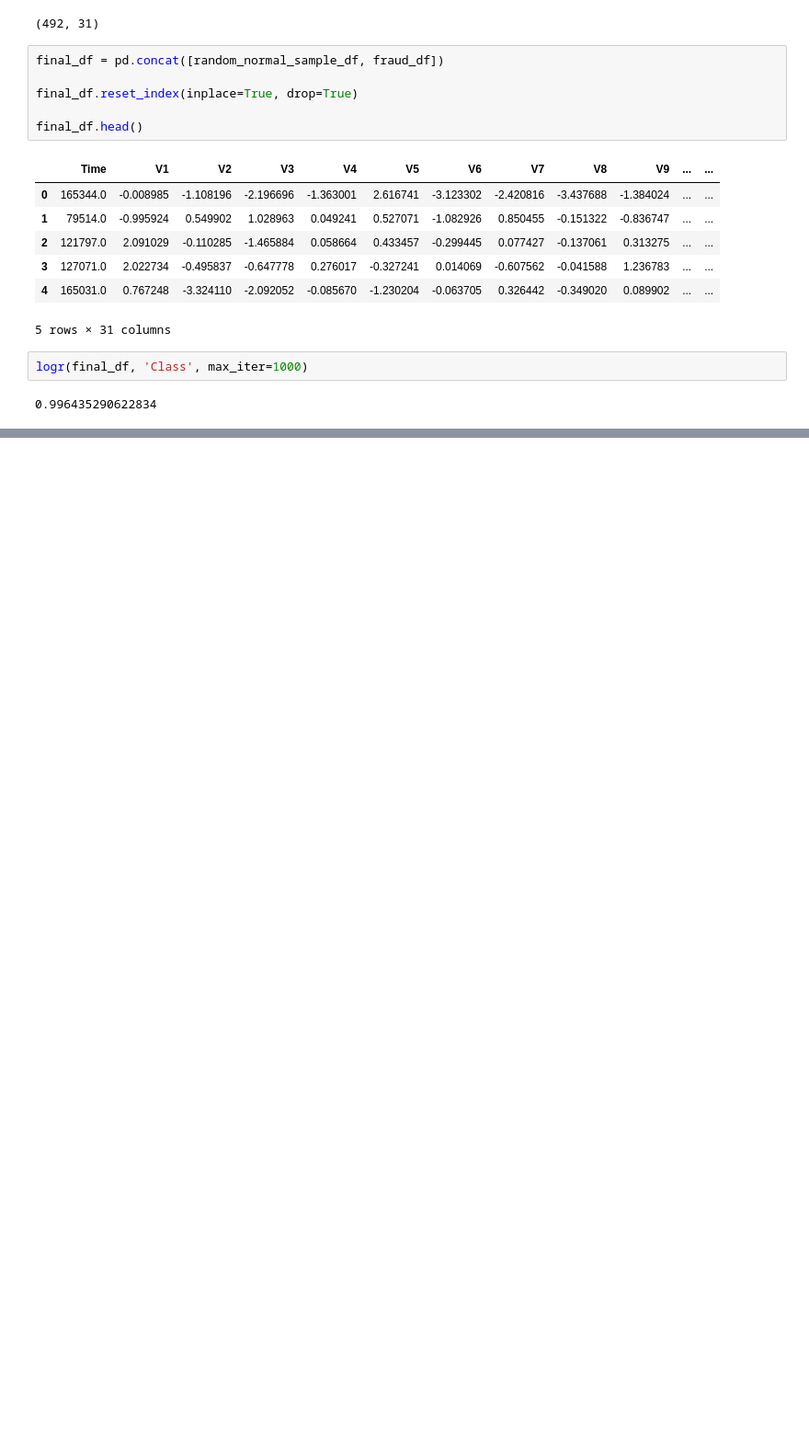
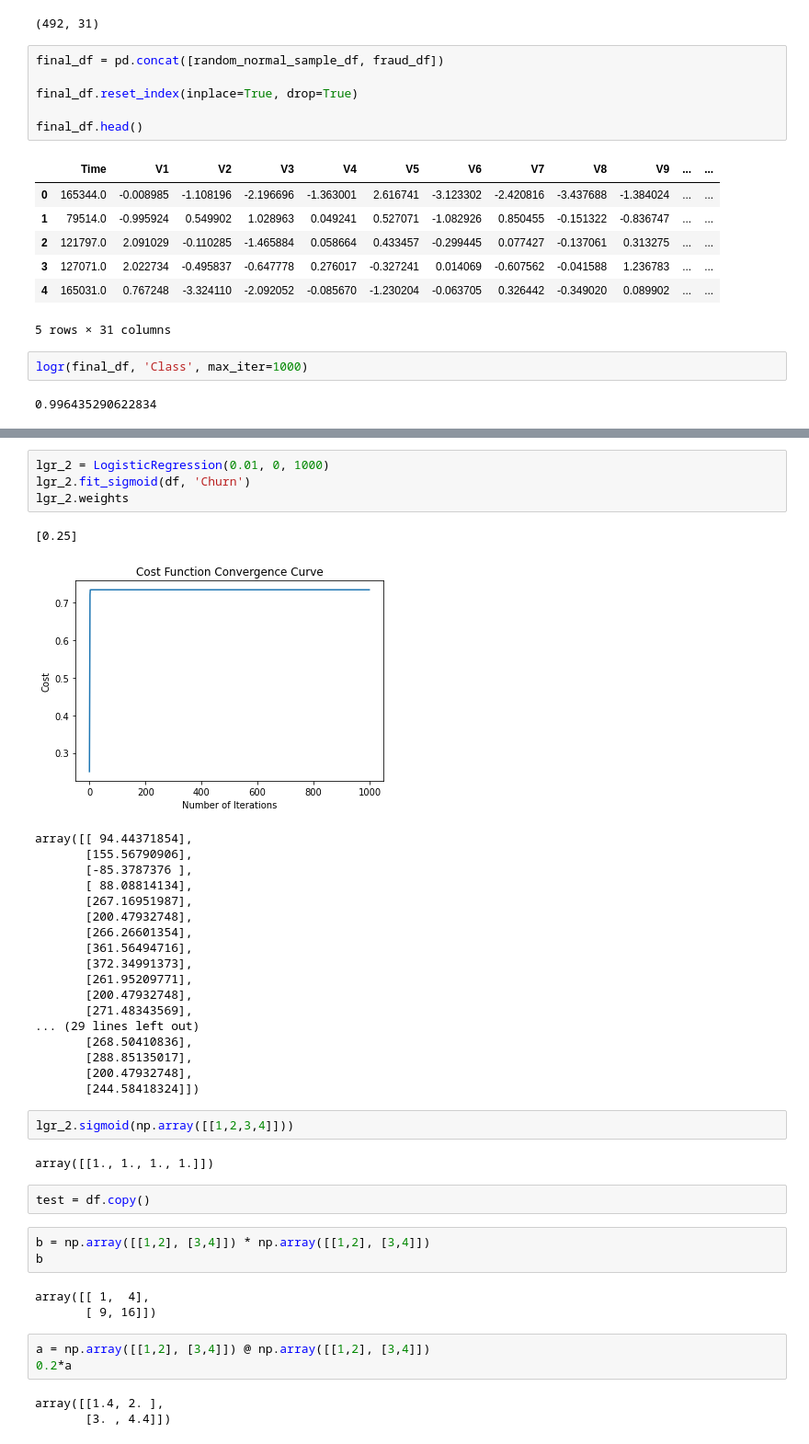
Before and after one commit to AJAkil/ML-Sessional, a Jupyter notebook: Assignment-1/exp.ipynb, the cells around one changed output, grey strips where cells are left out. Shown: that part at 92% size. Drawn from its saved outputs; the diff is of its cells as text; blank space fills up the shorter version.

```diff
--- a/Assignment-1/exp.ipynb
+++ b/Assignment-1/exp.ipynb
@@ -1101,0 +1268,42 @@ logr(final_df, 'Class', max_iter=1000)
+# %%
+lgr_2 = LogisticRegression(0.01, 0, 1000)
+lgr_2.fit_sigmoid(df, 'Churn')
+lgr_2.weights
+# %% [output]
+[0.25]
+[figure, added]
+array([[ 94.44371854],
+       [155.56790906],
+       [-85.3787376 ],
+       [ 88.08814134],
+       [267.16951987],
+       [200.47932748],
+       [266.26601354],
+       [361.56494716],
+       [372.34991373],
+       [261.95209771],
+       [200.47932748],
+       [271.48343569],
+... (29 lines left out)
+       [268.50410836],
+       [288.85135017],
+       [200.47932748],
+       [244.58418324]])
+# %%
+lgr_2.sigmoid(np.array([[1,2,3,4]]))
+# %% [output]
+array([[1., 1., 1., 1.]])
+# %%
+test = df.copy()
+# %%
+b = np.array([[1,2], [3,4]]) * np.array([[1,2], [3,4]])
+b
+# %% [output]
+array([[ 1,  4],
+       [ 9, 16]])
+# %%
+a = np.array([[1,2], [3,4]]) @ np.array([[1,2], [3,4]])
+0.2*a
+# %% [output]
+array([[1.4, 2. ],
+       [3. , 4.4]])
```
Also changed, not shown: parts of 12 cells of this notebook.
